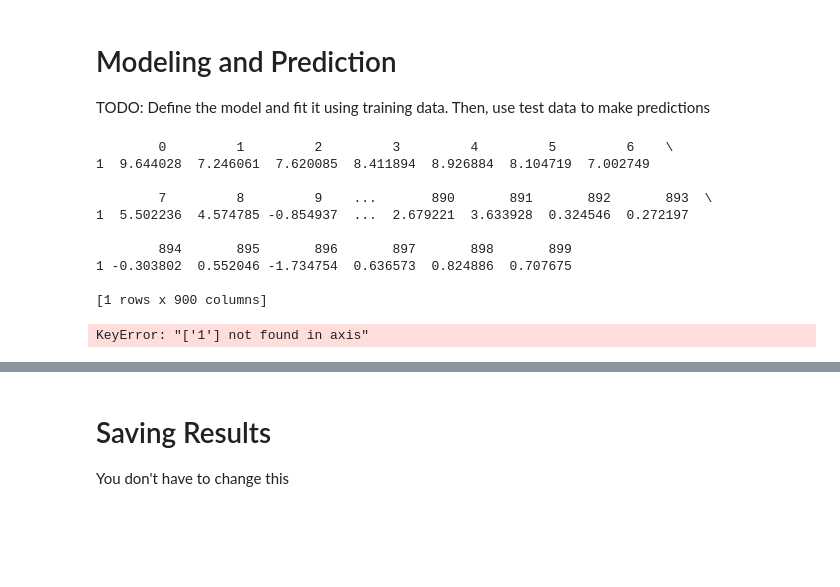
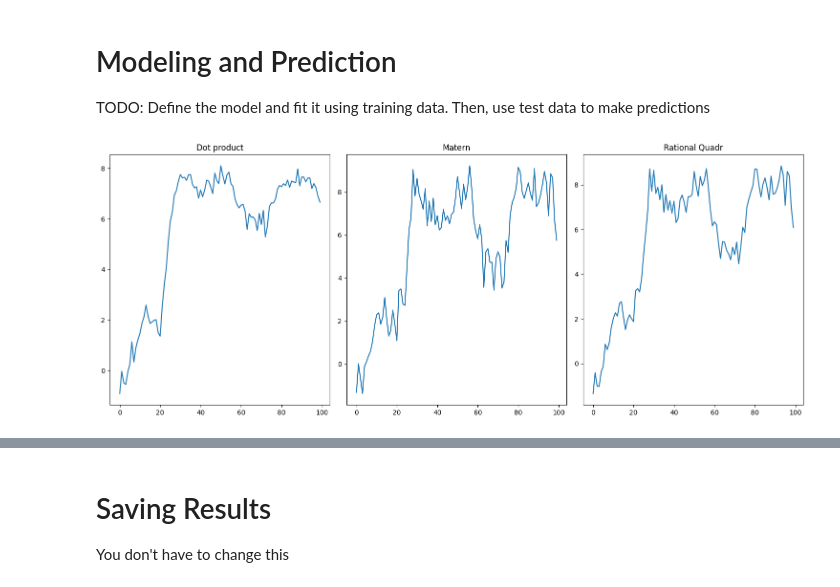
Before and after one commit to AntoniaGrindrod/IML-Task-2, a Jupyter notebook: template_solution.ipynb, the cells around one changed output, grey strips where cells are left out. Drawn from its saved outputs; the diff is of its cells as text; code cells hidden in the pictures; blank space fills up the shorter version.

Commit message:
#soft imputer, kernel combination of rq, dp and white

```diff
--- a/template_solution.ipynb
+++ b/template_solution.ipynb
@@ -355,22 +387,9 @@ Compute
 y_test: array of floats: dim = (100,), predictions on test set
 """
 
-gpr = GaussianProcessRegressor(kernel=DotProduct())
+full_train = train_df_si #choose here one of: knn, si, it_imp or mf
+X_test = test_df_si #as above
 
-print(X_filled_knn.iloc[[1]])
-print(X_filled_knn.drop('1'))
-#remove swiss prices
-#y train are the swiss prices
-#gpr.fit(df_imputed, X_filled_knn[2])
+X_train = np.delete(full_train, 2, axis = 1) #deleting Switzerland
+y_train = full_train[:, 2] #this is switzerland
+y_pred=np.zeros(X_test.shape[0])
-# %% [output]
-        0         1         2         3         4         5         6    \
-1  9.644028  7.246061  7.620085  8.411894  8.926884  8.104719  7.002749
-
-        7         8         9    ...       890       891       892       893  \
-1  5.502236  4.574785 -0.854937  ...  2.679221  3.633928  0.324546  0.272197
-
-        894       895       896       897       898       899
-1 -0.303802  0.552046 -1.734754  0.636573  0.824886  0.707675
-
-[1 rows x 900 columns]
-KeyError: "['1'] not found in axis"
@@ -385,0 +396,41 @@ assert y_pred.shape == (100,), "Invalid data shape"
+# %%
+
+#TODO: Define the model and fit it using training data. Then, use test data to make predictions
+gpr = GaussianProcessRegressor(kernel=DotProduct())
+gpr.fit(X_train, y_train)
+y_pred_dp = gpr.predict(X_test)
+
+#RBF: matern is a generalization of RBF so maybe skip RBF?
+#gpr = GaussianProcessRegressor(kernel=RBF(length_scale=0.1))
+#gpr.fit(X_train, y_train)
+#y_pred_rbf = gpr.predict(X_test)
+
+#Matern
+gpr = GaussianProcessRegressor(kernel=Matern(length_scale=0.1))
+gpr.fit(X_train, y_train)
+y_pred_mat = gpr.predict(X_test)
+
+#RationalQuadratic
+gpr = GaussianProcessRegressor(kernel=RationalQuadratic())
+gpr.fit(X_train, y_train)
+y_pred_rq = gpr.predict(X_test)
+
+
+#plotting
+fig, axs = plt.subplots(1, 3, figsize=(15, 6))
+axs = axs.flatten()
+
+axs[0].plot(y_pred_dp)
+axs[0].set_title('Dot product')
+axs[1].plot(y_pred_mat)
+axs[1].set_title('Matern')
+axs[2].plot(y_pred_rq)
+axs[2].set_title('Rational Quadr')
+
+
+plt.tight_layout()
+plt.show()
+
+assert y_pred.shape == (100,), "Invalid data shape"
+# %% [output]
+[figure, added]
```
Also changed, not shown: parts of 9 cells of this notebook, 1 other file.
